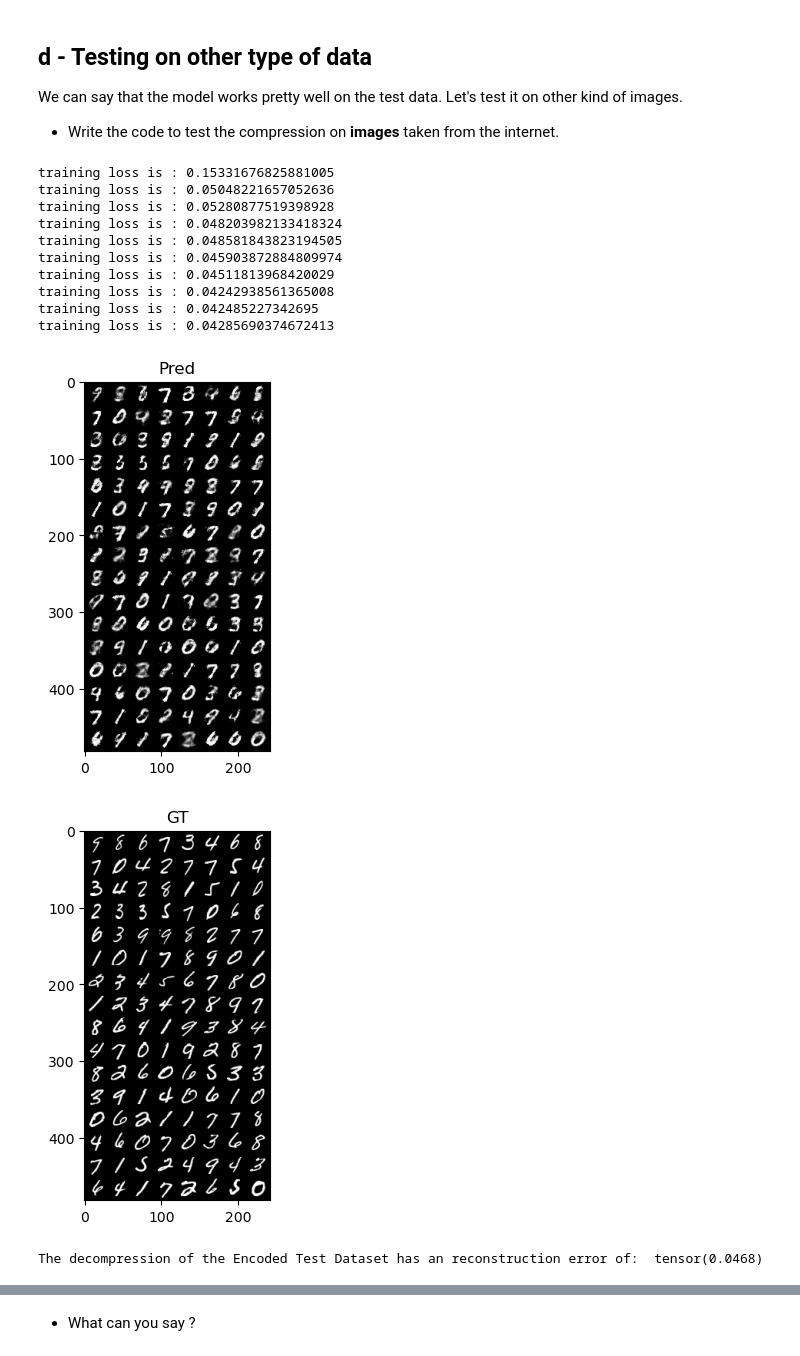
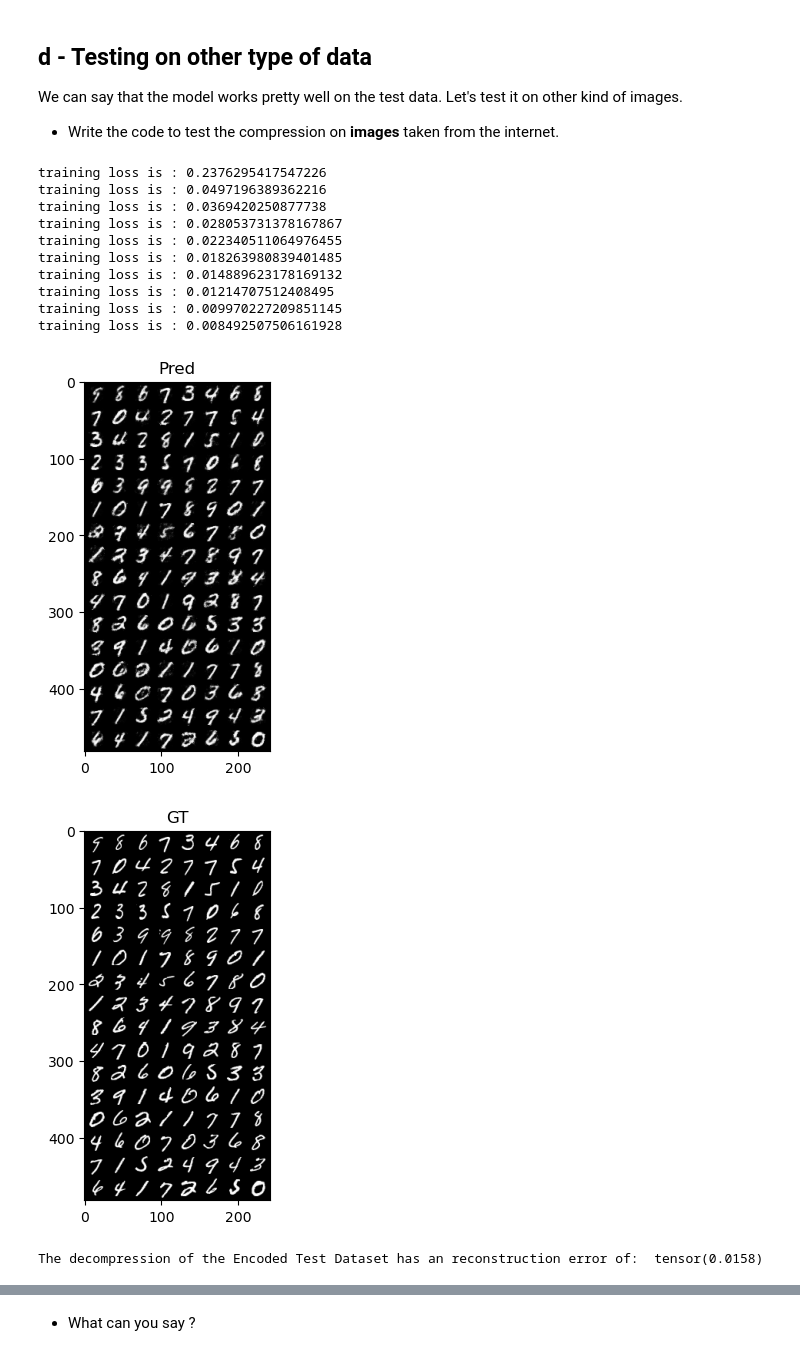
Before and after one commit to MurphLaws/JPEGCompression, a Jupyter notebook: Lab2_AE.ipynb, the cells around one changed output, grey strips where cells are left out. Drawn from its saved outputs; the diff is of its cells as text; code cells hidden in the pictures.

```diff
--- a/Lab2_AE.ipynb
+++ b/Lab2_AE.ipynb
@@ -761,13 +761,13 @@ We can say that the model works pretty well on the test data. Let's test it on o
 * Write the code to test the compression on **images** taken from the internet.
 # %%
 
-model = AutoEncoder_MLP(28*28, 64)
+model = AutoEncoder_MLP(28*28, 128)
 
 # TODO : Train it. Can we copy paste previous things ?
 device = 'cuda' if torch.cuda.is_available() else 'cpu'
 net = model.to(device)
 criterion = nn.MSELoss()
-learning_rate = 0.01
+learning_rate = 0.001
 optimizer = torch.optim.Adam(model.parameters(), lr=learning_rate)
 num_epochs = 10
 
@@ -791,46 +791,46 @@ for epoch in range(num_epochs) :
             loss_train.append(running_loss_t)
 
         # Validation Loop
     with torch.no_grad():
         for i, data in enumerate(val_loader, 0):
             image, label = data[0].view(data[0].shape[0],-1).to(device), data[1]
             outputs = net(image)
             loss = criterion(outputs, image)
             optimizer.zero_grad()
 
     # TODO : Test the Trained Model. Can we copy paste previous stuff ?
 
     with torch.no_grad():
       running_loss = []
       for i, data in enumerate(test_loader, 0):
         image, label = data[0].view(data[0].shape[0],-1).to(device), data[1]
         outputs = net(image)
         outputs = outputs.view([128, 1, 28, 28],-1)
 
 
     # Plot the last batch
 imshow(torchvision.utils.make_grid(outputs.detach().cpu()),'Pred')
 imshow(torchvision.utils.make_grid(data[0]),'GT')
 
 loss_lists.append(loss_train)
 
 # TODO : Print the reconstruction error over the test dataset
 
 print( 'The decompression of the Encoded Test Dataset has an reconstruction error of: ', criterion(outputs, data[0]))
 # %% [output]
-training loss is : 0.15331676825881005
-training loss is : 0.05048221657052636
-training loss is : 0.05280877519398928
-training loss is : 0.048203982133418324
-training loss is : 0.048581843823194505
-training loss is : 0.045903872884809974
-training loss is : 0.04511813968420029
-training loss is : 0.04242938561365008
-training loss is : 0.042485227342695
-training loss is : 0.04285690374672413
+training loss is : 0.2376295417547226
+training loss is : 0.0497196389362216
+training loss is : 0.0369420250877738
+training loss is : 0.028053731378167867
+training loss is : 0.022340511064976455
+training loss is : 0.018263980839401485
+training loss is : 0.014889623178169132
+training loss is : 0.01214707512408495
+training loss is : 0.009970227209851145
+training loss is : 0.008492507506161928
-[figure, old version]
+[figure, new version]
 [figure]
-The decompression of the Encoded Test Dataset has an reconstruction error of:  tensor(0.0468)
+The decompression of the Encoded Test Dataset has an reconstruction error of:  tensor(0.0158)
 # %%
 # TODO : Test some images from the internet to see the compression effect
 
```
Also changed, not shown: parts of 5 cells of this notebook.
